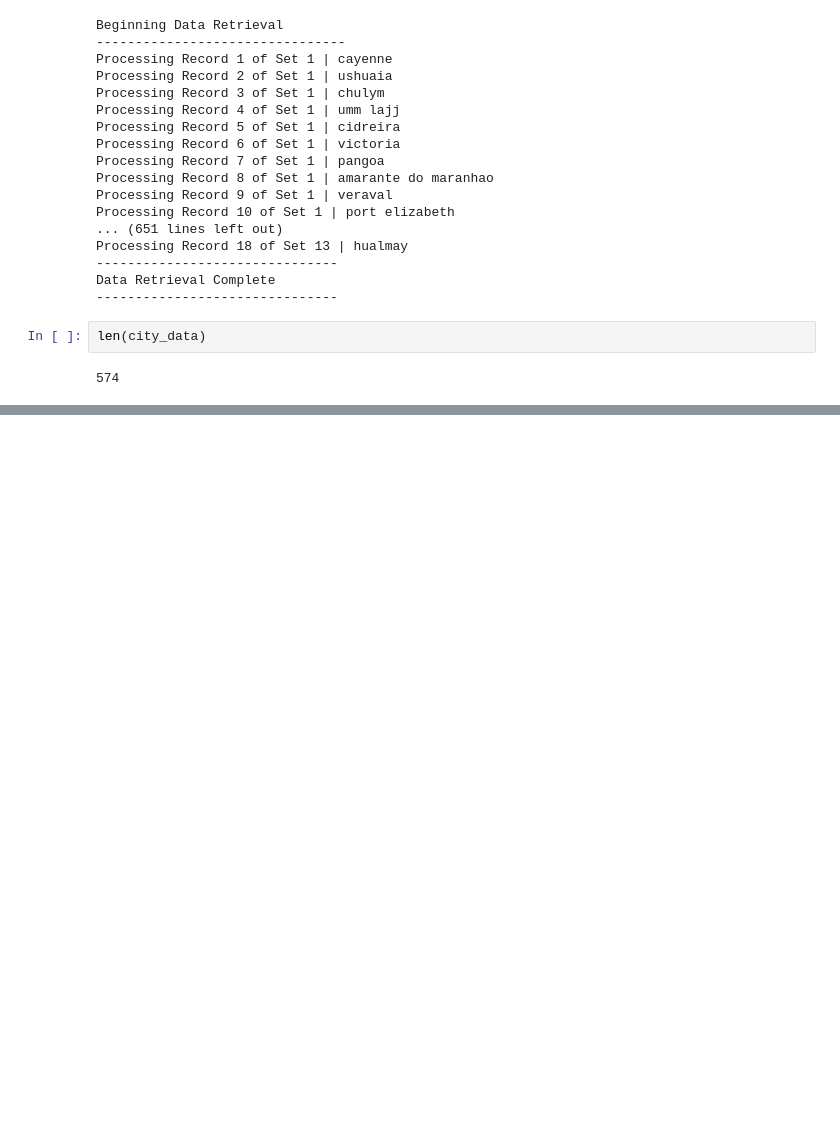
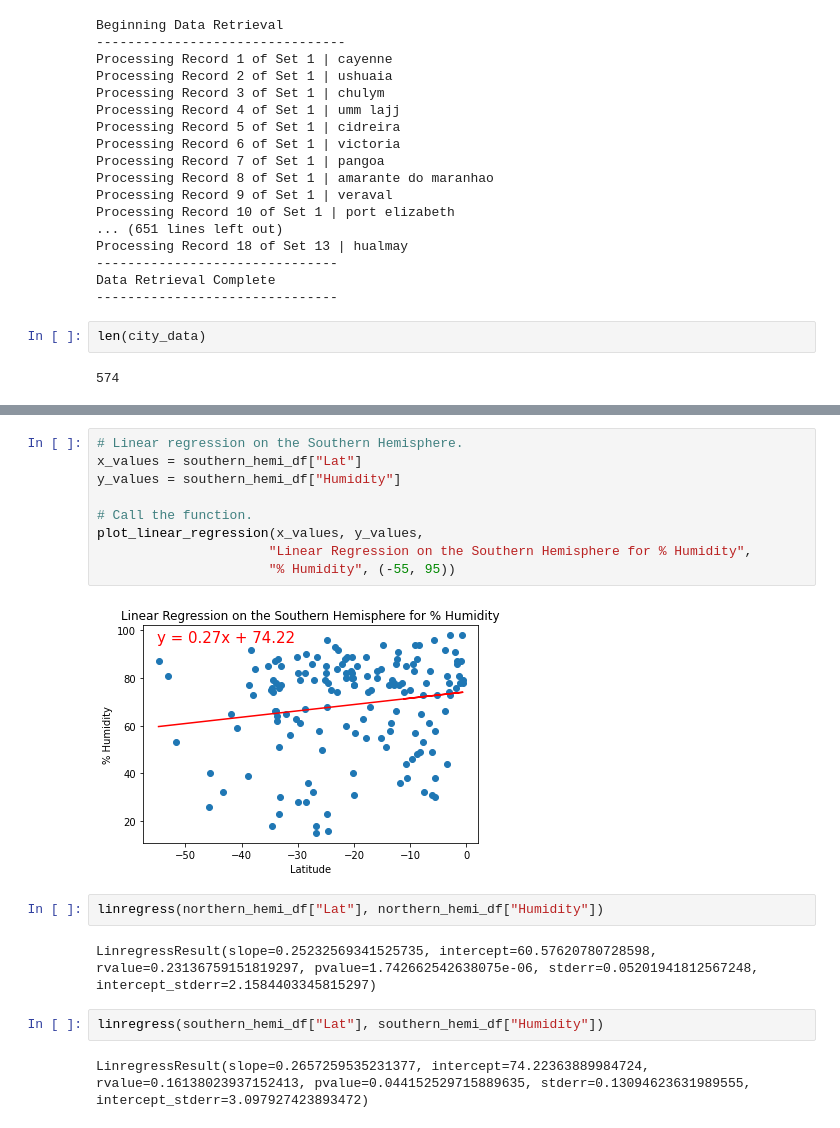
Before and after one commit to rrantxa/world_weather_analysis, a Jupyter notebook: WeatherPy.ipynb, the cells around one changed output, grey strips where cells are left out. Cells and saved outputs as stored; diff of their text form; blank space fills up the shorter version.

```diff
--- a/WeatherPy.ipynb
+++ b/WeatherPy.ipynb
@@ -270,0 +392,19 @@ plt.show()
+# %%
+# Linear regression on the Southern Hemisphere.
+x_values = southern_hemi_df["Lat"]
+y_values = southern_hemi_df["Humidity"]
+
+# Call the function.
+plot_linear_regression(x_values, y_values,
+                      "Linear Regression on the Southern Hemisphere for % Humidity",
+                      "% Humidity", (-55, 95))
+# %% [output]
+[figure, added]
+# %%
+linregress(northern_hemi_df["Lat"], northern_hemi_df["Humidity"])
+# %% [output]
+LinregressResult(slope=0.25232569341525735, intercept=60.57620780728598, rvalue=0.23136759151819297, pvalue=1.742662542638075e-06, stderr=0.05201941812567248, intercept_stderr=2.1584403345815297)
+# %%
+linregress(southern_hemi_df["Lat"], southern_hemi_df["Humidity"])
+# %% [output]
+LinregressResult(slope=0.2657259535231377, intercept=74.22363889984724, rvalue=0.16138023937152413, pvalue=0.044152529715889635, stderr=0.13094623631989555, intercept_stderr=3.097927423893472)
```
Also changed, not shown: parts of 39 cells of this notebook, 1 other file.
